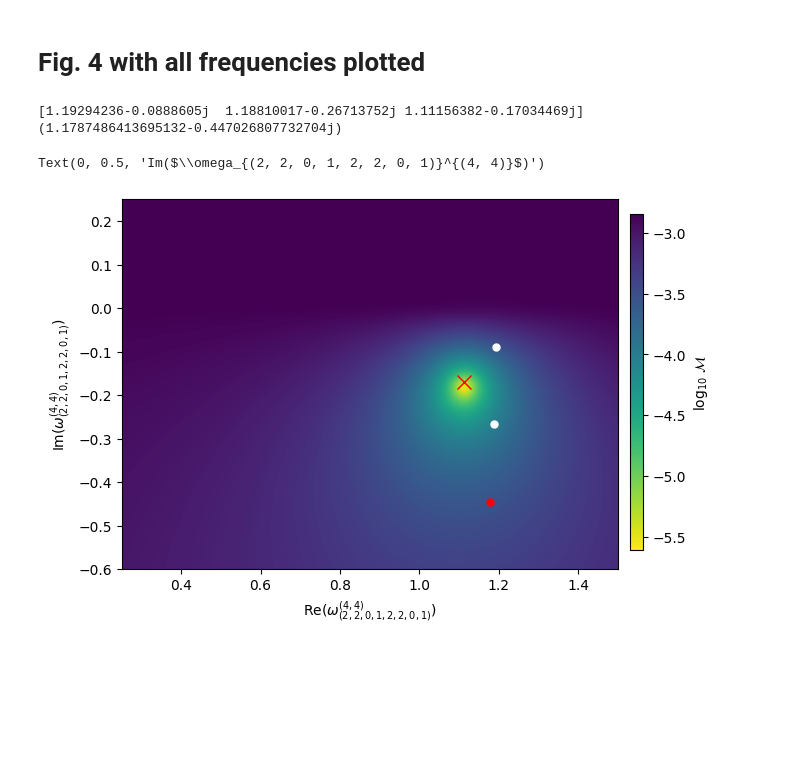
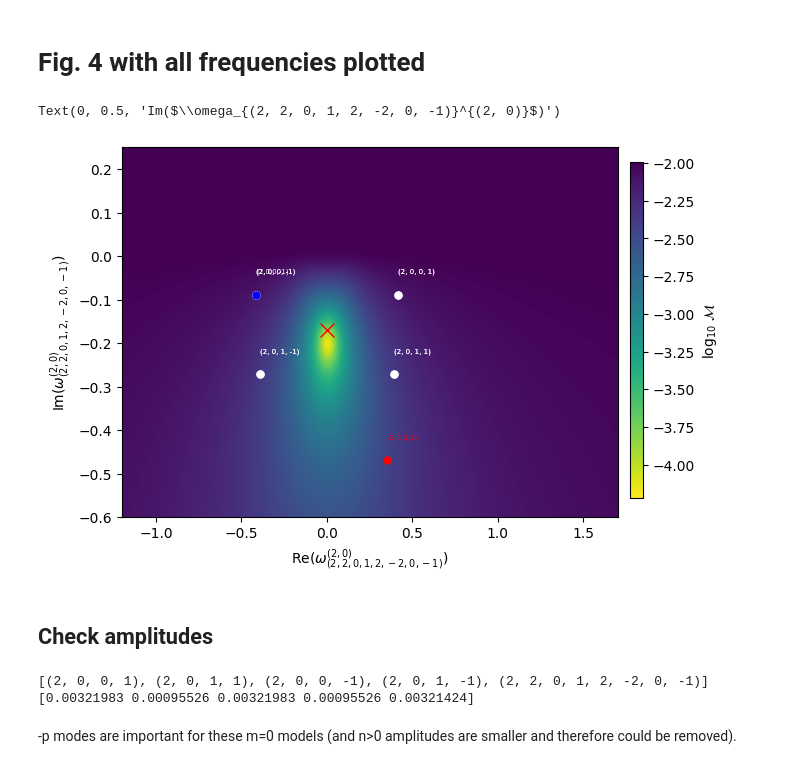
Before and after one commit to Richardvnd/quadratic_qnm, a Jupyter notebook: quadratic_mitman_other_modes.ipynb, the cells around one changed output. Drawn from its saved outputs; the diff is of its cells as text; code cells hidden in the pictures; blank space fills up the shorter version.

```diff
--- a/quadratic_mitman_other_modes.ipynb
+++ b/quadratic_mitman_other_modes.ipynb
@@ -154,8 +156,8 @@ amp_array = np.zeros((5, len(start_times), len(sims)))
 model_l1 = [(lp,mp,n_i,1) for n_i in range(1+1)]
 model_l2 = [(lpp,mpp,n_i,1) for n_i in range(1+1)]
 
-model_l3 = [(l,m,n_i,1) for n_i in range(2+1)]
-model_q = [(l,m,n_i,1) for n_i in range(1+1)] + [quadratic_mode]
+model_l3 = [(l,m,n_i,1) for n_i in range(2+1)] + [(l,m,n_i,-1) for n_i in range(1+1)] # N=1 to keep same number of DoF
+model_q = [(l,m,n_i,1) for n_i in range(1+1)] + [(l,m,n_i,-1) for n_i in range(1+1)] + [quadratic_mode]
 
 l1_amp_index = model_l1.index((lp,mp,0,1))
 l2_amp_index = model_l2.index((lpp,mpp,0,1))
@@ -339,8 +347,11 @@ ax[1].legend()
 # %% [markdown]
 # Reproducing Fig. 3
 # %%
-model_l3 = [(l,m,n_i,1) for n_i in range(2+1)]
-model_q = [(l,m,n_i,1) for n_i in range(1+1)] + [quadratic_mode]
+model_l3 = [(l,m,n_i,1) for n_i in range(2+1)] + [(l,m,n_i,-1) for n_i in range(1+1)]
+model_q = [(l,m,n_i,1) for n_i in range(1+1)] + [(l,m,n_i,-1) for n_i in range(1+1)] + [quadratic_mode]
+
+print(len(model_l3))
+print(len(model_q))
 
 q1_amp_index = model_q.index((l,m,0,1))
 q2_amp_index = model_q.index((l,m,1,1))
@@ -436,9 +449,7 @@ _ = ax[1].legend(ncol=1, frameon=False, fontsize=7)
 # %% [markdown]
 # Reproduction of Fig. 4
 # %%
-sim = CCE_sim305
-
-model_q = [(l,m,n,1) for n in range(1+1)] + [quadratic_mode]
+model_q = [(l,m,n,1) for n in range(1+1)] + [(l,m,n,-1) for n in range(1+1)] + [quadratic_mode]
 
 re_min = -0.5
 re_max = 0.5
@@ -530,10 +541,10 @@ Text(0, 0.5, 'Im($\\omega_{(2, 2, 0, 1, 2, 2, 0, 1)}^{(4, 4)}$)')
 # %% [markdown]
 # Fig. 4 with all frequencies plotted
 # %%
-model_q = [(l,m,n,1) for n in range(1+1)] + [quadratic_mode]
+model_q = [(l,m,n,1) for n in range(1+1)] + [(l,m,n,-1) for n in range(1+1)] + [quadratic_mode]
 
-re_min = 0.25
-re_max = 1.5
+re_min = -1.2
+re_max = 1.7
 im_min = -0.6
 im_max = 0.25
 step = 101
@@ -583,37 +594,71 @@ im = ax.imshow(
     extent=[xmin, xmax, ymin, ymax],
     aspect='auto',
     origin='lower',
     interpolation='bicubic',
     cmap='viridis_r')
 
 
 ax.plot(frequencies[index].real, frequencies[index].imag, color='r', marker='x', markersize=10)
 
-for freq in frequencies:
+for i, freq in enumerate(frequencies):
     if freq != frequencies[index]:
         ax.plot(freq.real, freq.imag, color='w', marker='o', markersize=5)
+        ax.text(freq.real, freq.imag+0.05, f'{model_q[i]}', fontsize=5, color='w')
+        ax.plot(-freq.real, freq.imag, color='w', marker='o', markersize=5)
+        ax.text(freq.real, freq.imag+0.05, f'{model_q[i]}', fontsize=5, color='w')
 
 next_freq = qnmfits.qnm.omega(l,m,2,1, sim.chif_mag, Mf=sim.Mf)
 ax.plot(next_freq.real, next_freq.imag, color='r', marker='o', markersize=5)
+ax.text(next_freq.real, next_freq.imag+0.05, f'({l},{m},2,1)', fontsize=5, color='r')
 
-print(np.array(qnm.omega_list(model_q, sim.chif_mag, sim.Mf)))
-print(next_freq)
+other_freq = qnmfits.qnm.omega(l,m,0,-1, sim.chif_mag, Mf=sim.Mf)
+ax.plot(other_freq.real, other_freq.imag, color='blue', marker='o', markersize=5)
+ax.text(other_freq.real, other_freq.imag+0.05, f'({l},{m},0,-1)', fontsize=5, color='white')
+
+"""
+all_qnms = [(lam,mu,n,p) for lam in np.arange(2, 4+1, 2)
+                        for mu in np.arange(-lam, lam+1, 2)
+                           for n in np.arange(0, 2+1)
+                              for p in (-1, +1)]
+
+all_freqs = np.array(qnm.omega_list(all_qnms, sim.chif_mag, sim.Mf))
+for i, freq in enumerate(all_freqs):
+    ax.plot(freq.real, freq.imag, color='y', marker='o', markersize=2)
+    ax.text(freq.real, freq.imag*0.8, f'{all_qnms[i]}', fontsize=5, color='w')
+"""
 
 #frequency_442= np.array(qnm.omega_list([(4,4,2,1)], sim.chif_mag, sim.Mf))
 #x_offset = frequency_442.real / frequencies.real[index]
 #y_offset = frequency_442.imag / frequencies.imag[index]
 
 #ax.plot(x_offset, y_offset, marker='o', markersize=3, color='k')
 
 # Color bar
 cax = fig.add_axes([0.92, 0.15, 0.02, 0.7])
 cbar = fig.colorbar(im, cax=cax)
 cbar.ax.set_ylabel('$\mathrm{log}_{10}\ \mathcal{M}$')
 
 ax.set_xlabel(f'Re($\omega_{{{quadratic_mode}}}^{{{spherical_mode}}}$)')
 ax.set_ylabel(f'Im($\omega_{{{quadratic_mode}}}^{{{spherical_mode}}}$)')
 # %% [output]
-[1.19294236-0.0888605j  1.18810017-0.26713752j 1.11156382-0.17034469j]
-(1.1787486413695132-0.447026807732704j)
+Text(0, 0.5, 'Im($\\omega_{(2, 2, 0, 1, 2, -2, 0, -1)}^{(2, 0)}$)')
-Text(0, 0.5, 'Im($\\omega_{(2, 2, 0, 1, 2, 2, 0, 1)}^{(4, 4)}$)')
-[figure, old version]
+[figure, new version]
+# %% [markdown]
+## Check amplitudes
+# %%
+best_fit = qnmfits.ringdown_fit(
+        sim.times,
+        sim.h[l,m],
+        model_q,
+        Mf=sim.Mf,
+        chif=sim.chif_mag,
+        t0=t0
+    )
+
+print(model_q)
+print(abs(best_fit['C']))
+# %% [output]
+[(2, 0, 0, 1), (2, 0, 1, 1), (2, 0, 0, -1), (2, 0, 1, -1), (2, 2, 0, 1, 2, -2, 0, -1)]
+[0.00321983 0.00095526 0.00321983 0.00095526 0.00321424]
+# %% [markdown]
+-p modes are important for these m=0 models (and n>0 amplitudes are smaller and therefore could be removed).
```
Also changed, not shown: parts of 8 cells of this notebook, 1 other file.
